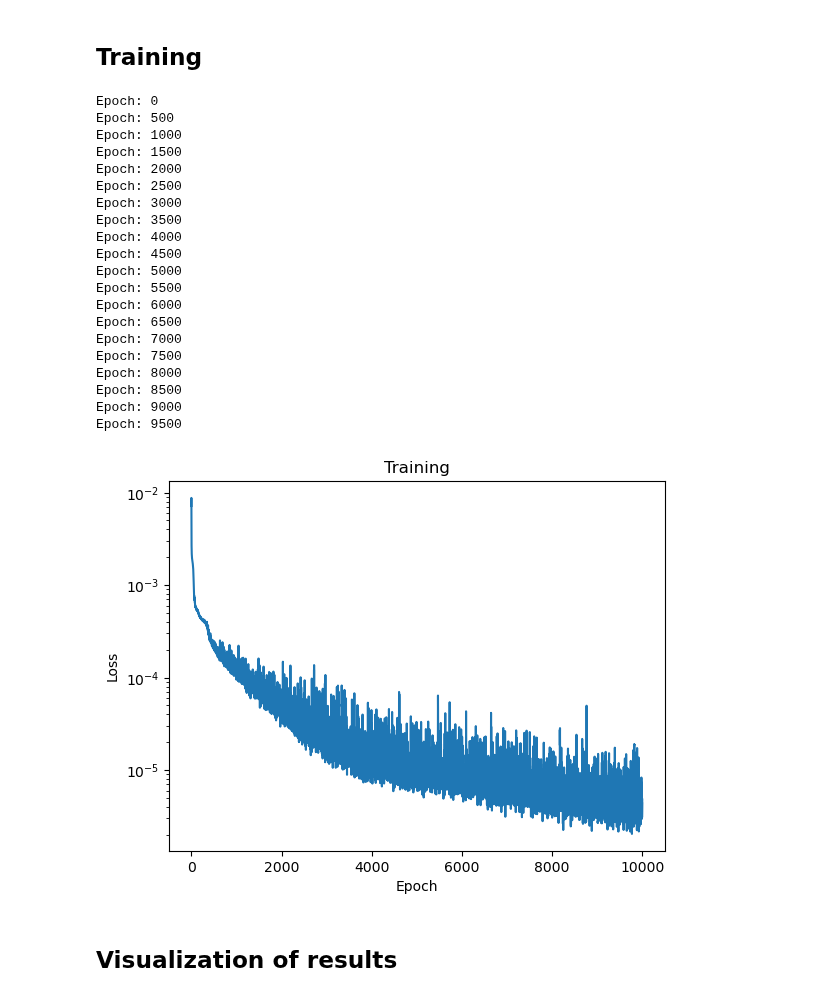
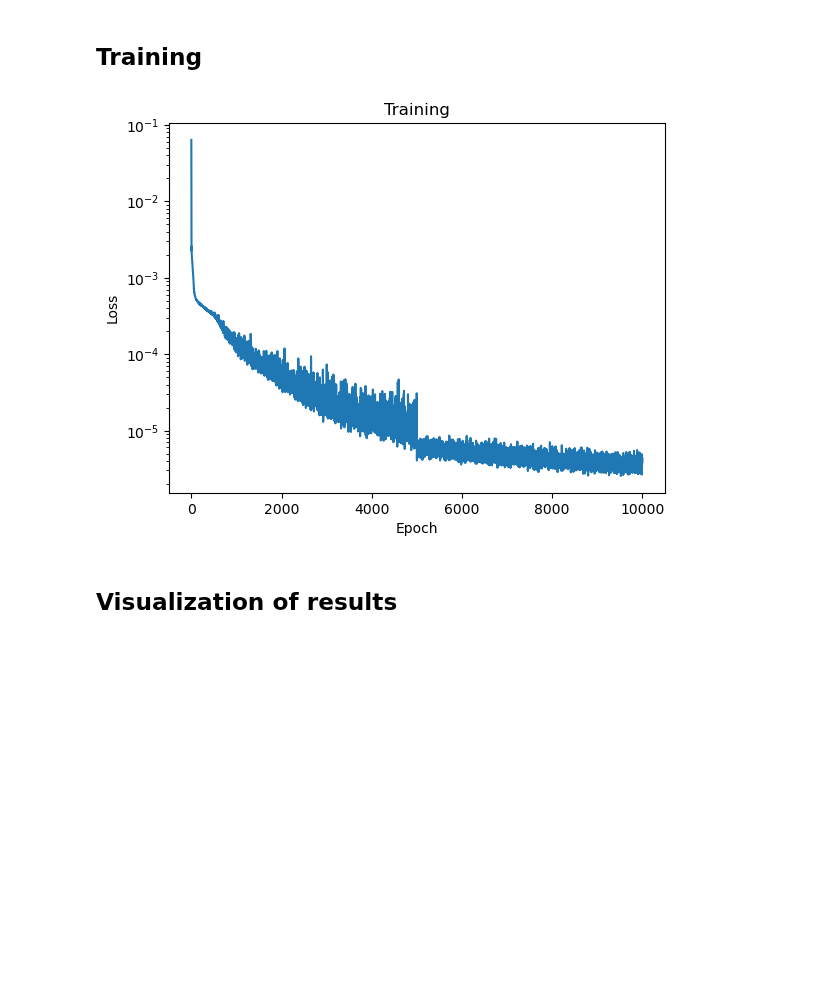
Before and after one commit to meyer-nils/numerical_examples, a Jupyter notebook: plate_hole_2d/torch.ipynb, the cells around one changed output. Drawn from its saved outputs; the diff is of its cells as text; code cells hidden in the pictures; blank space fills up the shorter version.

Commit message:
Minor improvements for torch plate.

```diff
--- a/plate_hole_2d/torch.ipynb
+++ b/plate_hole_2d/torch.ipynb
@@ -116,35 +118,35 @@ mse = torch.nn.MSELoss()
 
 def compute_loss(net, collocation):
     # pde
-    res_x, res_y = functorch.vmap(pde_residual)(collocation)
+    res_x, res_y = torch.vmap(pde_residual)(collocation)
     zeros = torch.zeros_like(res_x)
     pde_error = mse(res_x, zeros) + mse(res_y, zeros)
 
     # left boundary
     pred_left = net(left)
-    bc_left = torch.zeros_like(pred_left[:,0])
-    left_error = mse(pred_left[:,0], bc_left)
+    bc_left = torch.zeros_like(pred_left[:, 0])
+    left_error = mse(pred_left[:, 0], bc_left)
 
     # right boundary
     pred_right = net(right)
-    bc_right = EPS0 * L * torch.ones_like(pred_right[:,0])
-    right_error = mse(pred_right[:,0], bc_right)
+    bc_right = EPS0 * L * torch.ones_like(pred_right[:, 0])
+    right_error = mse(pred_right[:, 0], bc_right)
 
     # bottom boundary
     pred_bottom = net(bottom)
-    bc_bottom = torch.zeros_like(pred_bottom[:,1])
-    bottom_error = mse(pred_bottom[:,1], bc_bottom)
+    bc_bottom = torch.zeros_like(pred_bottom[:, 1])
+    bottom_error = mse(pred_bottom[:, 1], bc_bottom)
 
     # top boundary
-    stress_top = functorch.vmap(sigma)(top)
-    zeros = torch.zeros_like(stress_top[:,1,1])
-    top_error = mse(stress_top[:,1,1], zeros) + mse(stress_top[:,0,1], zeros)
+    stress_top = torch.vmap(sigma)(top)
+    zeros = torch.zeros_like(stress_top[:, 1, 1])
+    top_error = mse(stress_top[:, 1, 1], zeros) + mse(stress_top[:, 0, 1], zeros)
 
     # hole boundary
-    stress_hole = functorch.vmap(sigma)(hole)
+    stress_hole = torch.vmap(sigma)(hole)
     traction = torch.einsum("...ij,...j->...i", stress_hole, n_hole)
-    zeros = torch.zeros_like(traction[:,0])
-    hole_error = mse(traction[:,0], zeros) + mse(traction[:,1], zeros)
+    zeros = torch.zeros_like(traction[:, 0])
+    hole_error = mse(traction[:, 0], zeros) + mse(traction[:, 1], zeros)
 
     return (
         left_error
@@ -159,51 +161,31 @@ def compute_loss(net, collocation):
 # %%
 history = []
 
 optimizer = torch.optim.Adam(net.parameters(), lr=0.001)
+scheduler = StepLR(optimizer, step_size=5000, gamma=0.1)
 
 batch_size = 64
 
-for epoch in range(10000):
-    if epoch % 500 == 0:
-        print(f"Epoch: {epoch}")
+for epoch in tqdm(range(10000)):
     permutation = torch.randperm(collocation.size()[0])
     for i in range(0, collocation.size()[0], batch_size):
-        indices = permutation[i:i+batch_size]
+        indices = permutation[i : i + batch_size]
         optimizer.zero_grad()
         loss = compute_loss(net, collocation[indices])
         loss.backward(retain_graph=True)
         optimizer.step()
+    scheduler.step()
 
     with torch.autograd.no_grad():
-    	history.append(float(loss.data))
+        history.append(float(loss.data))
 
 plt.semilogy(history)
 plt.title("Training")
 plt.ylabel("Loss")
 plt.xlabel("Epoch")
 plt.show()
 # %% [output]
-Epoch: 0
-Epoch: 500
-Epoch: 1000
-Epoch: 1500
-Epoch: 2000
-Epoch: 2500
-Epoch: 3000
-Epoch: 3500
-Epoch: 4000
-Epoch: 4500
-Epoch: 5000
-Epoch: 5500
-Epoch: 6000
-Epoch: 6500
-Epoch: 7000
-Epoch: 7500
-Epoch: 8000
-Epoch: 8500
-Epoch: 9000
-Epoch: 9500
-[figure, old version]
+[figure, new version]
 # %% [markdown]
 ## Visualization of results
 # %%
```
Also changed, not shown: parts of 4 cells of this notebook.
